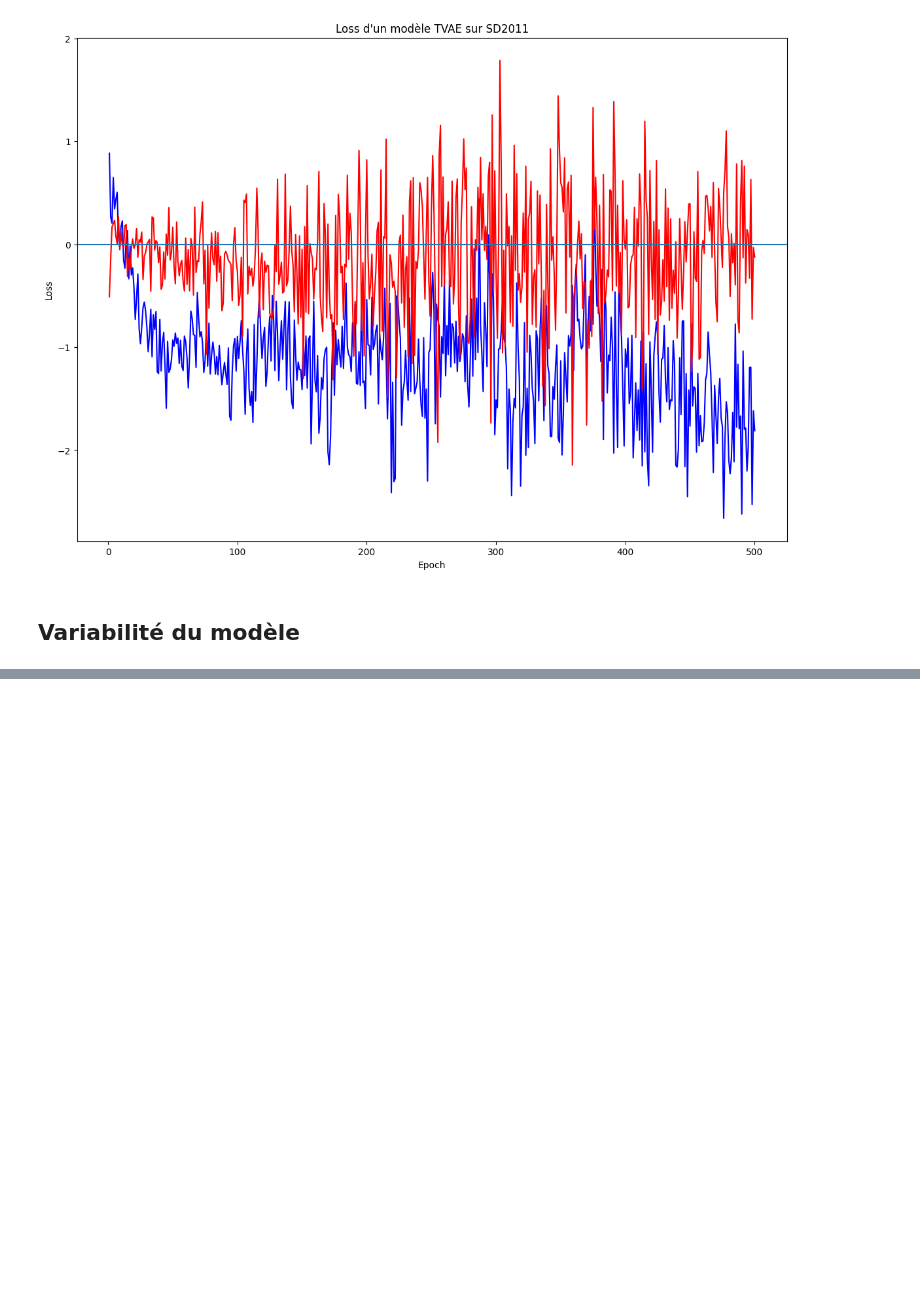
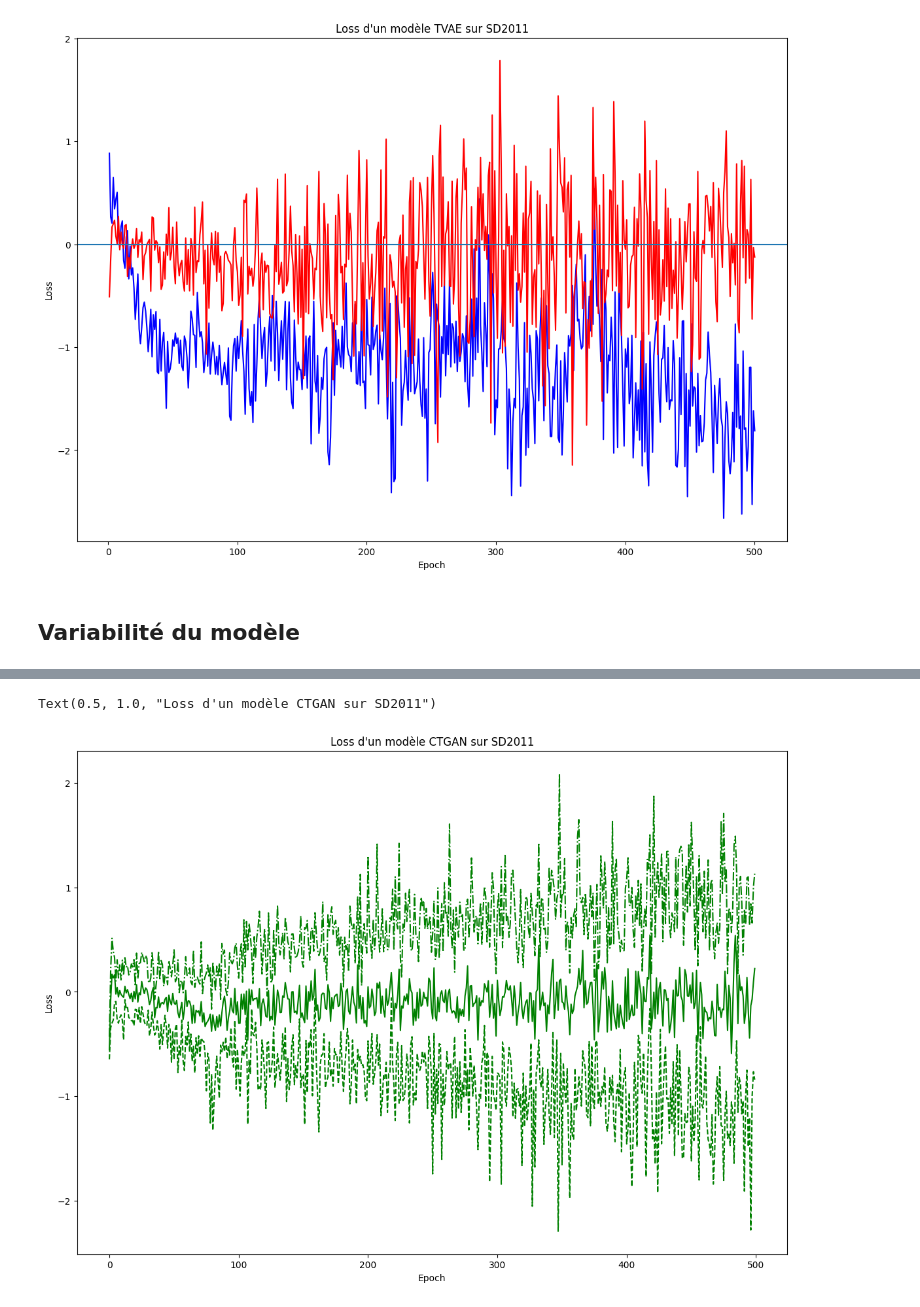
Before and after one commit to InseeFrLab/synthetic-data-sdc, a Jupyter notebook: SDV/SDV_CTGAN_SD2011.ipynb, the cells around one changed output, grey strips where cells are left out. Drawn from its saved outputs; the diff is of its cells as text; code cells hidden in the pictures; blank space fills up the shorter version.

```diff
--- a/SDV/SDV_CTGAN_SD2011.ipynb
+++ b/SDV/SDV_CTGAN_SD2011.ipynb
@@ -148,0 +181,15 @@ for i in range(10):
+# %%
+steps = range(500)
+
+plt.figure(figsize=(14, 10))
+
+plt.plot(steps, all_dis_means, color='green', label = "Loss moyenne du Dis")
+plt.plot(steps, all_dis_min, color='green', linestyle='dashed', label = "Min Loss du Dis")
+plt.plot(steps, all_dis_max, color='green', linestyle='dashdot', label = "Max Loss du Dis")
+#plt.axhline(loss_by_epoch_rapport[499], color = 'grey')
+plt.xlabel('Epoch')
+plt.ylabel('Loss')
+plt.title("Loss d'un modèle CTGAN sur SD2011")
+# %% [output]
+Text(0.5, 1.0, "Loss d'un modèle CTGAN sur SD2011")
+[figure, added]
```
Also changed, not shown: parts of 3 cells of this notebook.
